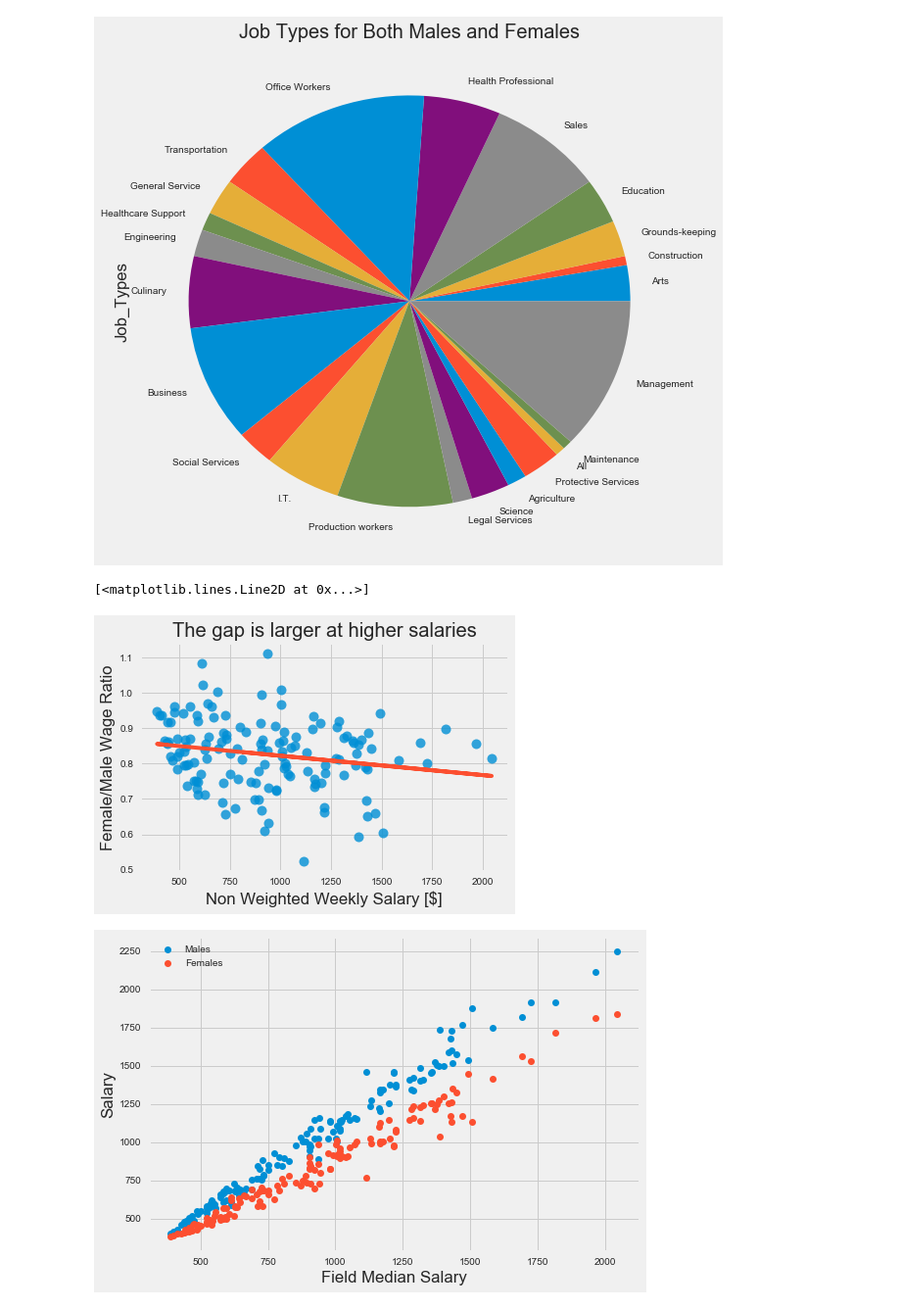
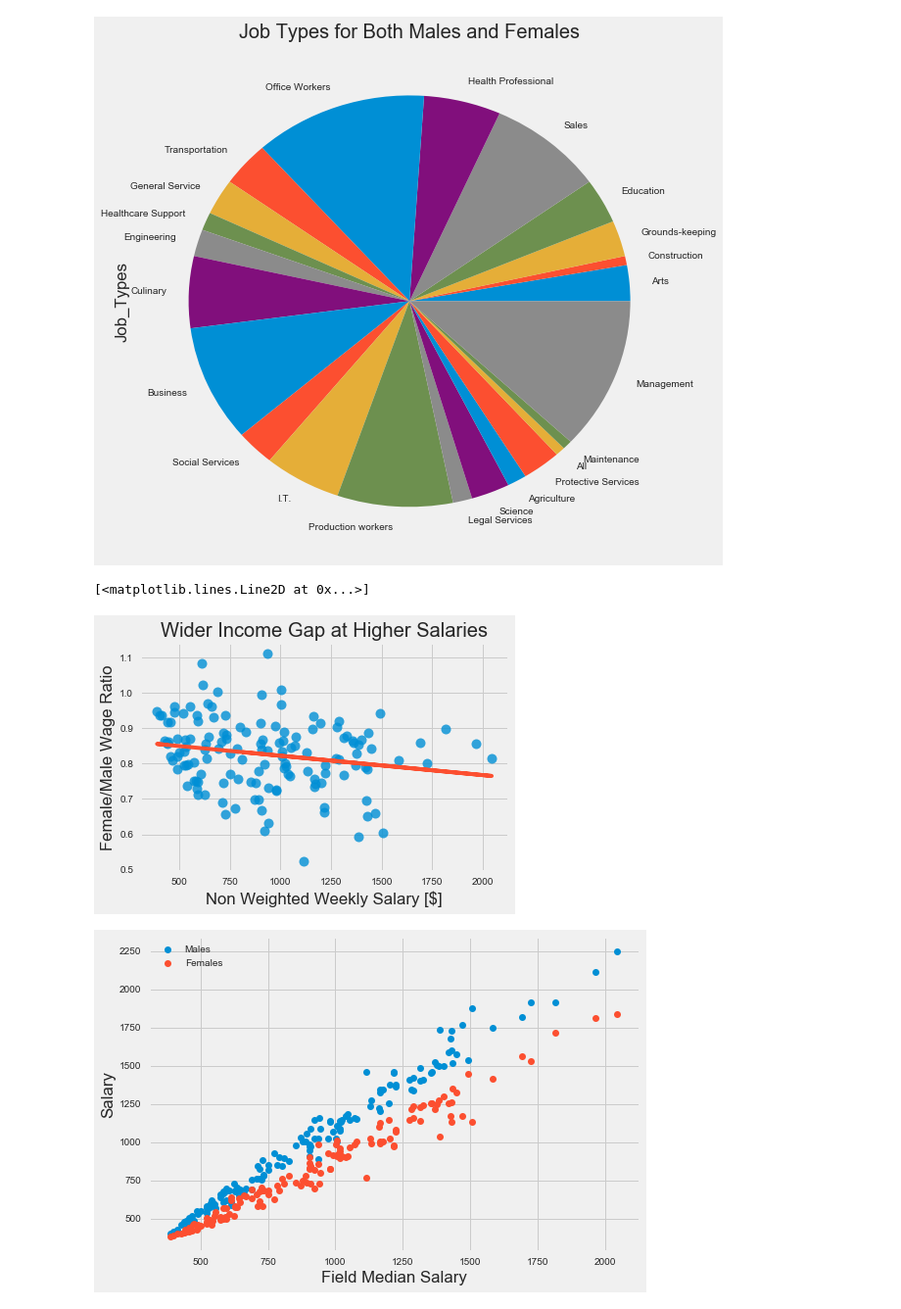
Before and after one commit to oddinigwe/us_income_gap, a Jupyter notebook: US INCOME GAP.ipynb, the cells around one changed output. Shown: that part at 98% size. Cells and saved outputs as stored; diff of their text form; code cells hidden in the pictures.

```diff
--- a/US INCOME GAP.ipynb
+++ b/US INCOME GAP.ipynb
@@ -93,17 +93,17 @@ plt.title('Job Types for Both Males and Females',fontsize=20)
 # %%
 plt.plot(df.non_weighted_all_weekly, df.Ratio,'o',markersize = 10, alpha = 0.8)
 plt.xlabel('Non Weighted Weekly Salary [$]')
 plt.ylabel('Female/Male Wage Ratio')
-plt.title('The gap is larger at higher salaries')
+plt.title('Wider Income Gap at Higher Salaries')
 
 x = df.non_weighted_all_weekly
 y = df.Ratio
 fn = np.polyfit(x,y,1)
 fit_fn = np.poly1d(fn)
 plt.plot(x,fit_fn(x))
 # %% [output]
 [<matplotlib.lines.Line2D at 0x...>]
-[figure, old version]
+[figure, new version]
 # %%
 plt.plot(df.non_weighted_all_weekly, df.M_weekly,'o')
 plt.plot(df.non_weighted_all_weekly, df.F_weekly,'o')
```
